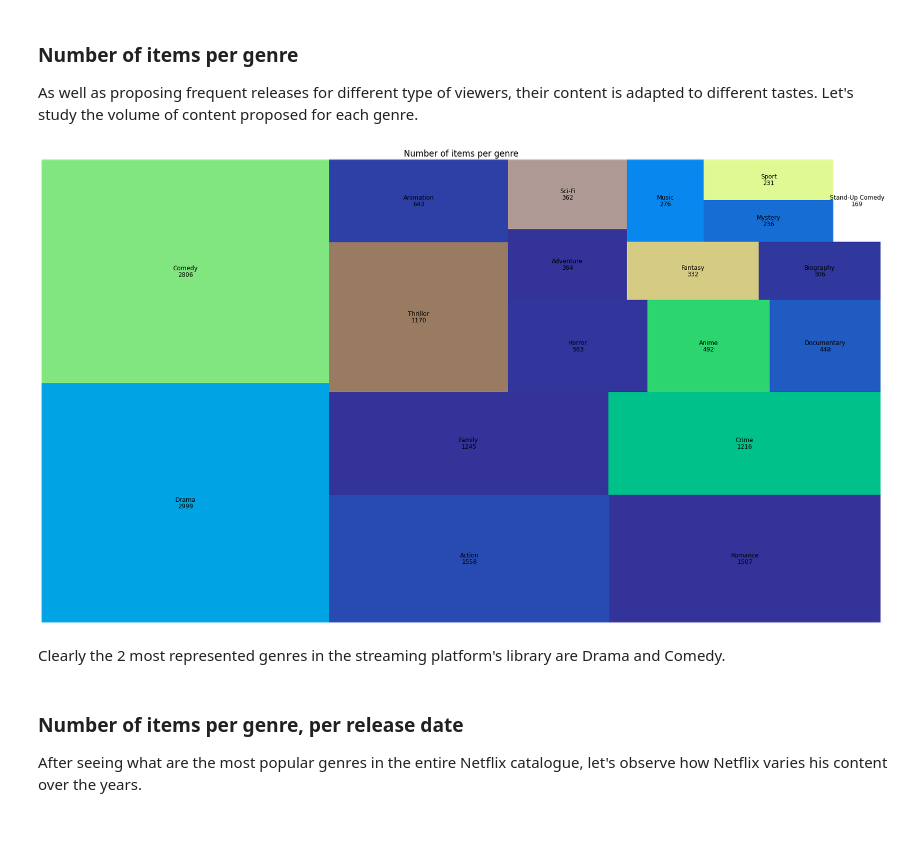
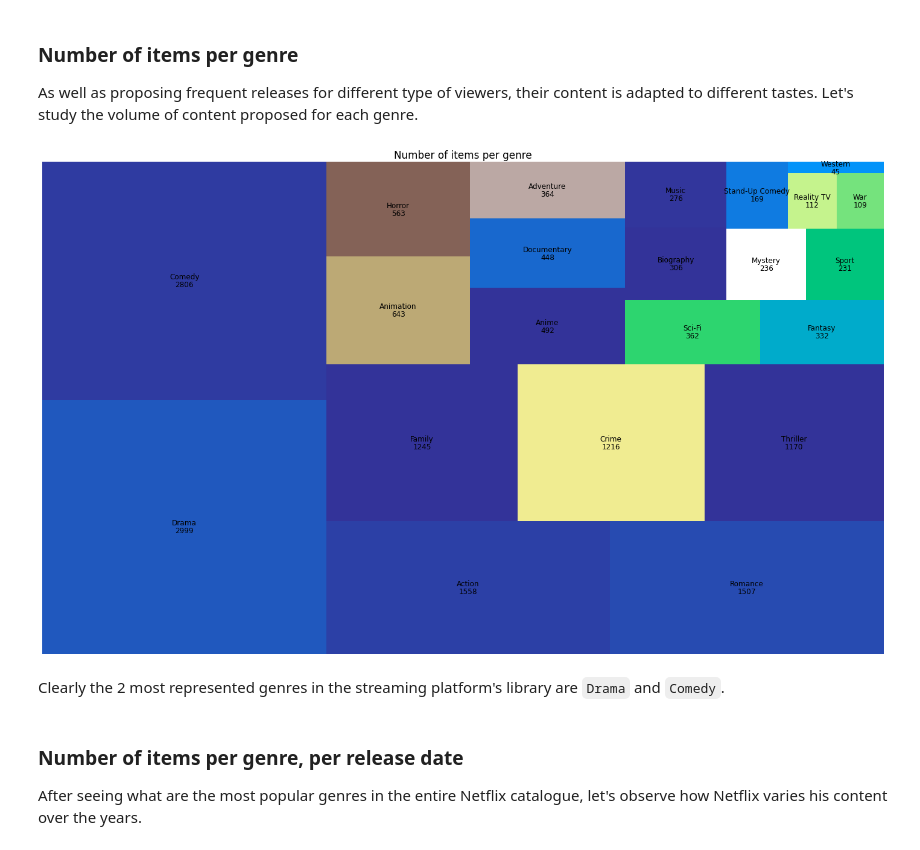
Before and after one commit to karimassi/netviz, a Jupyter notebook: milestones/eda.ipynb, the cells around one changed output. Cells and saved outputs as stored; diff of their text form; code cells hidden in the pictures.

```diff
--- a/milestones/eda.ipynb
+++ b/milestones/eda.ipynb
@@ -204,26 +205,28 @@ As well as proposing frequent releases for different type of viewers, their cont
 # %%
 genre_counts = movies.genres.explode().value_counts()
 genre_counts.index = genre_counts.index.map(get_genre_name)
-genre_counts = genre_counts[genre_counts>150]
+
+# We select the most represented genres by selecting only the ones that appears more than 10 times
+genre_counts = genre_counts[genre_counts>10]
 
 # Create a color palette, mapped to these values
 my_values=[i**3 for i in range(len(genre_counts))]
 cmap = matplotlib.cm.terrain
 mini=min(my_values)
 maxi=max(my_values)
 norm = matplotlib.colors.Normalize(vmin=mini, vmax=maxi)
 colors = [cmap(norm(value)) for value in my_values]
 random.shuffle(colors)
 
-plt.figure(figsize = (30,17))
+plt.figure(figsize = (25,15))
 squarify.plot(sizes = genre_counts, value = genre_counts.values, label = genre_counts.index, color = colors,text_kwargs={'color':'black', 'fontsize':12})
 plt.title('Number of items per genre')
 plt.axis('off')
 plt.show()
 # %% [output]
-[figure, old version]
+[figure, new version]
 # %% [markdown]
-Clearly the 2 most represented genres in the streaming platform's library are Drama and Comedy.
+Clearly the 2 most represented genres in the streaming platform's library are `Drama` and `Comedy`.
 # %% [markdown]
 ### Number of items per genre, per release date
 
```
Also changed, not shown: parts of 4 cells of this notebook, 6 other files.
